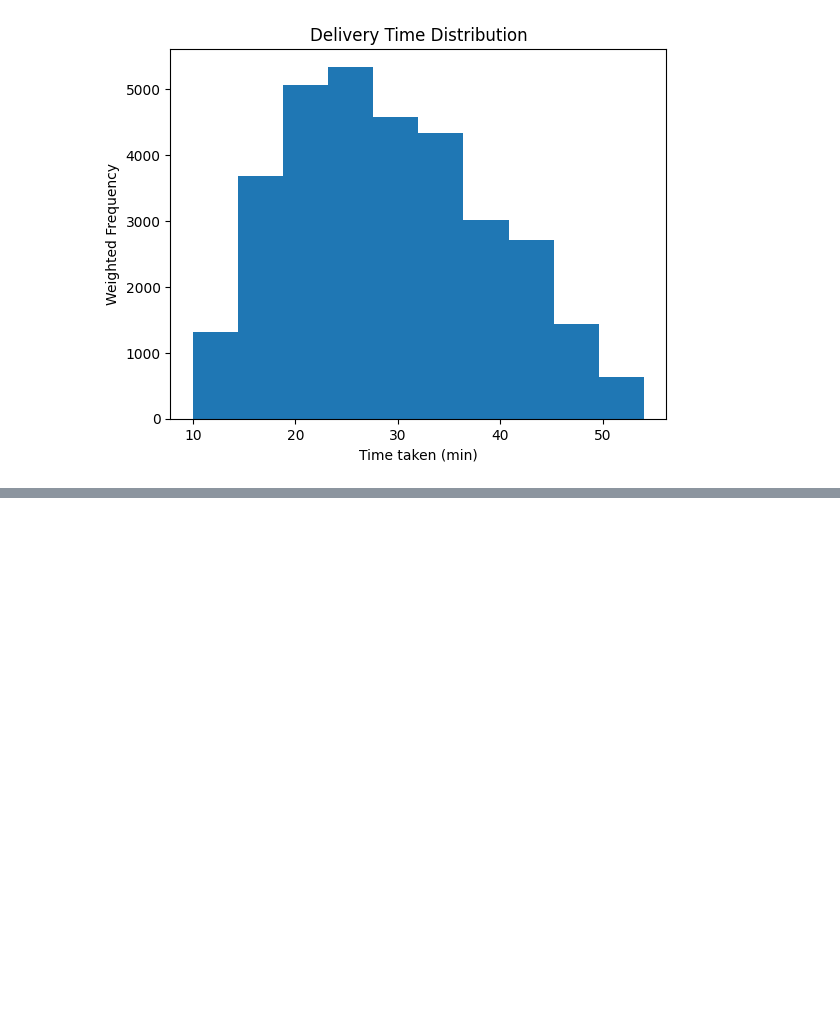
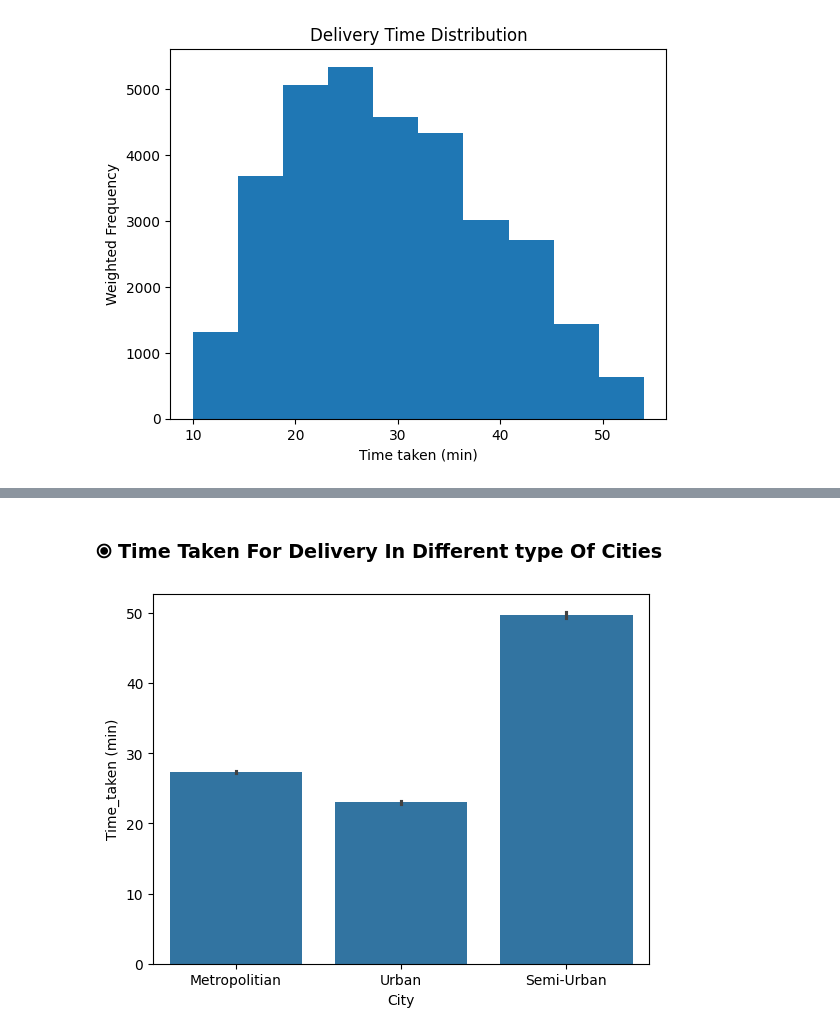
Before and after one commit to RanjitChavan7399/DEVL-MiniProject, a Jupyter notebook: miniproject.ipynb, the cells around one changed output, grey strips where cells are left out. Cells and saved outputs as stored; diff of their text form; code cells hidden in the pictures; blank space fills up the shorter version.

```diff
--- a/miniproject.ipynb
+++ b/miniproject.ipynb
@@ -701,0 +705,7 @@ plt.show()
+# %% [markdown]
+###  &#10687; Time Taken For Delivery In Different type Of Cities
+# %%
+sns.barplot(x="City", y="Time_taken (min)", data = df)
+plt.show()
+# %% [output]
+[figure, added]
```
Also changed, not shown: parts of 16 cells of this notebook.
